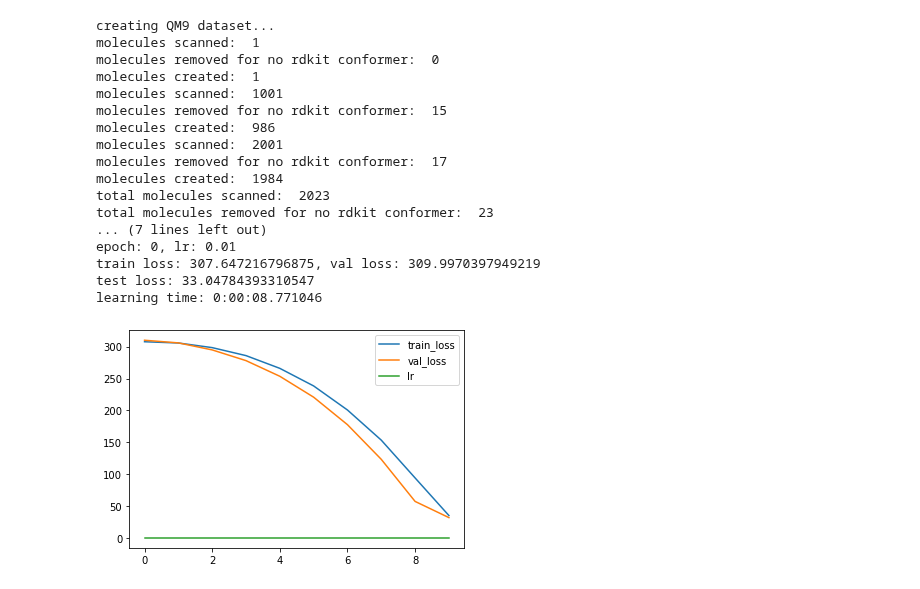
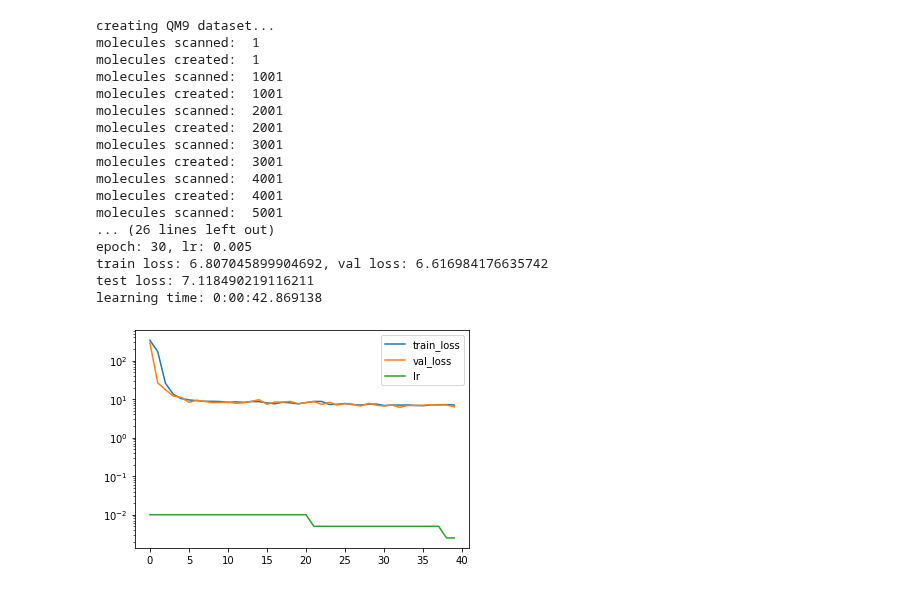
Before and after one commit to icanswim/qchem, a Jupyter notebook: experiment.ipynb, the cells around one changed output. Saved outputs shown, nothing was run; the diff lists cells and outputs as text; code cells hidden in the pictures.

Commit message:
embed, forward, run, qm9 updated and working

```diff
--- a/experiment.ipynb
+++ b/experiment.ipynb
@@ -167,62 +167,66 @@ l = Learn([QM7X], FFNet, Selector,
           batch_size=256, epochs=50)
 # %%
 ## Example using the QM9 dataset
-model_params = {'D_in': 11+29+29*29+16*29,
+model_params = {'D_in': 11+29+29*29,
                 'H': 4096,
                 'D_out': 1,
                 'model_name': 'funnel',
-                'embed_params': [('hybridization',9,16,0,True)]}
+                #'embed_params': [('hybridization',9,16,0,True),('chirality',9,16,0,True)]
+               }
 
-ds_params = {'train_params': {'n': 2000,
-                              'db': 'rdkit',
+ds_params = {'train_params': {'n': 10000,
+                              'db': 'qm9',
                               'n_conformers': 1,
-                              'features': ['A','B','C','mu',
-                                           'alpha','homo','lumo','gap','r2','zpve','Cv',
-                                           'mulliken','coulomb'],
-                              'embeds': ['hybridization'],
+                              'features': ['A','B','C','mu','alpha','homo',
+                                           'lumo','gap','r2','zpve','Cv',
+                                           'mulliken','coulomb',
+                                           #'aromatic','degree','charge','n_hs','n_rads',
+                                          ],
+                              #'embeds': ['hybridization','chirality'],
                               'targets': ['U0'],
                               'pad': 29,
                               'do_not_pad': ['U0','n_atoms','A','B','C','mu',
                                              'alpha','homo','lumo','gap','r2','zpve','Cv'],
                               #'filter_on': ('n_atoms','>','18'),
                               'use_pickle': False,
                               'flatten': True}}
 
-metrics_params = {'report_interval': 10}
+metrics_params = {'report_interval': 10,
+                  'log_plot': True}
 
 crit_params = {'reduction': 'sum'}
 
 sample_params = {'set_seed': 88,
                  'splits': (.7,.15)}
 
 sched_params = {'factor': .5,
                 'patience': 5,
                 'cooldown': 2}
 
 opt_params = {'lr': 0.01}
 
 l = Learn([QM9], FFNet, Selector,
           Optimizer=Adam, Scheduler=ReduceLROnPlateau, Criterion=L1Loss,
           model_params=model_params, ds_params=ds_params, sample_params=sample_params,
           opt_params=opt_params, sched_params=sched_params, crit_params=crit_params,
           metrics_params=metrics_params,
-          batch_size=256, epochs=10, gpu=True)
+          batch_size=256, epochs=40, gpu=True)
 # %% [output]
 creating QM9 dataset...
 molecules scanned:  1
-molecules removed for no rdkit conformer:  0
 molecules created:  1
 molecules scanned:  1001
-molecules removed for no rdkit conformer:  15
-molecules created:  986
+molecules created:  1001
 molecules scanned:  2001
-molecules removed for no rdkit conformer:  17
-molecules created:  1984
-total molecules scanned:  2023
-total molecules removed for no rdkit conformer:  23
-... (7 lines left out)
-epoch: 0, lr: 0.01
-train loss: 307.647216796875, val loss: 309.9970397949219
-test loss: 33.04784393310547
-learning time: 0:00:08.771046
+molecules created:  2001
+molecules scanned:  3001
+molecules created:  3001
+molecules scanned:  4001
+molecules created:  4001
+molecules scanned:  5001
+... (26 lines left out)
+epoch: 30, lr: 0.005
+train loss: 6.807045899904692, val loss: 6.616984176635742
+test loss: 7.118490219116211
+learning time: 0:00:42.869138
-[figure, old version]
+[figure, new version]
```
Also changed, not shown: parts of 6 cells of this notebook, 1 other file.
